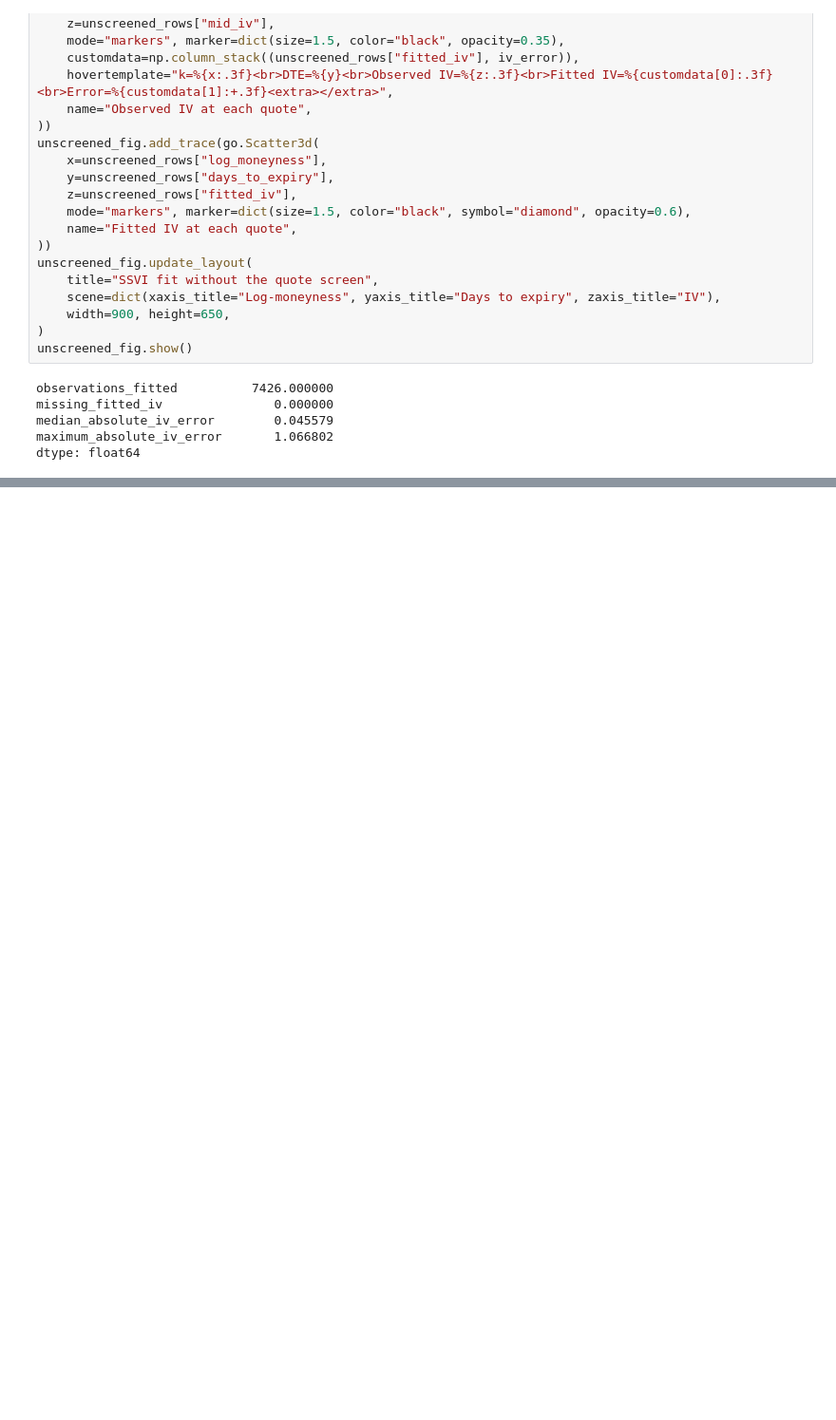
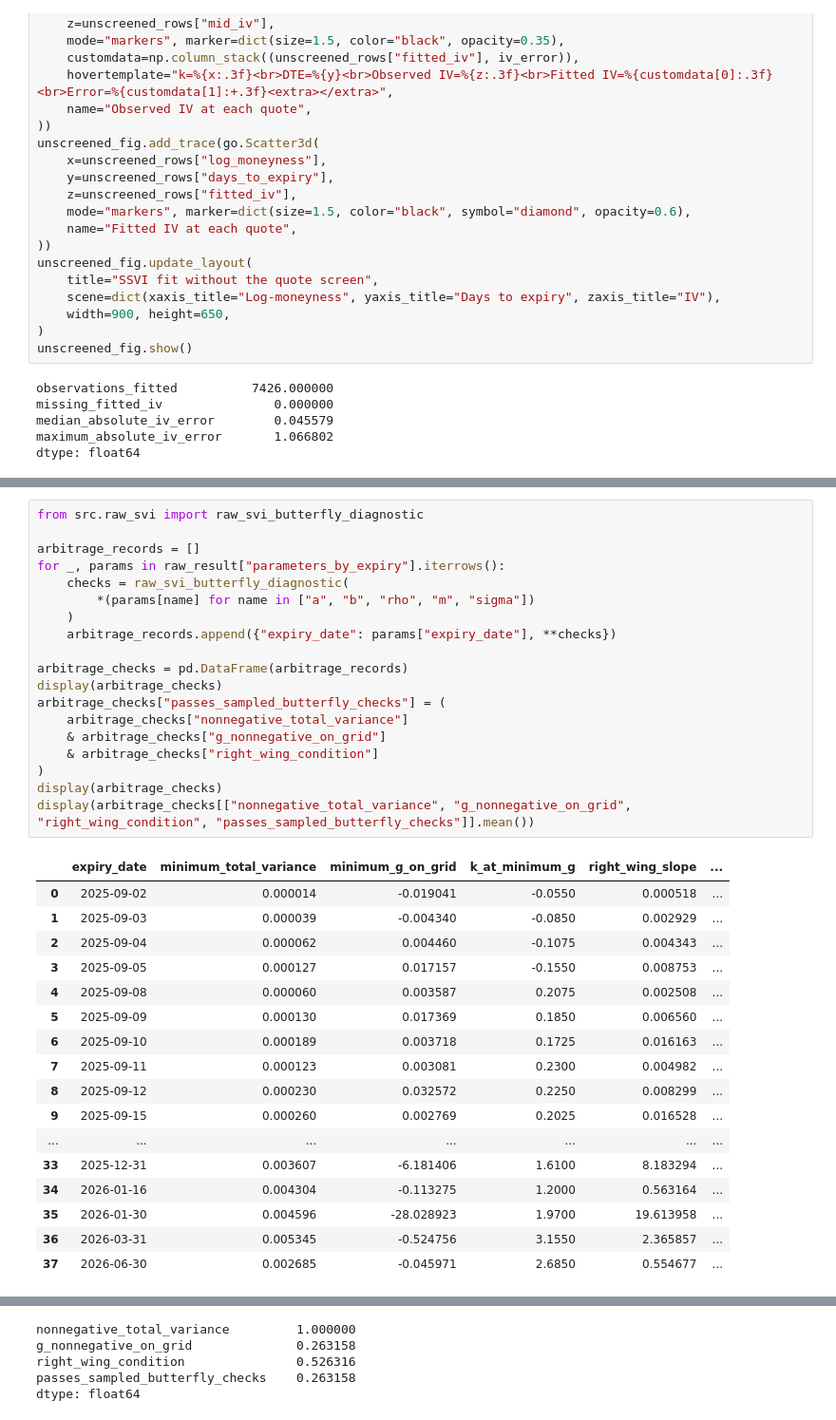
Before and after one commit to MMillward2012/Volatility-Forecasting-and-Options-Trading, a Jupyter notebook: notebooks/ssvi_surface_diagnostics.ipynb, the cells around one changed output, grey strips where cells are left out. Shown at 95% size. Cells and saved outputs as stored; diff of their text form; blank space fills up the shorter version.

Commit message:
Add Raw SVI validation diagnostics

```diff
--- a/notebooks/ssvi_surface_diagnostics.ipynb
+++ b/notebooks/ssvi_surface_diagnostics.ipynb
@@ -315,0 +457,37 @@ dtype: float64
+# %%
+from src.raw_svi import raw_svi_butterfly_diagnostic
+
+arbitrage_records = []
+for _, params in raw_result["parameters_by_expiry"].iterrows():
+    checks = raw_svi_butterfly_diagnostic(
+        *(params[name] for name in ["a", "b", "rho", "m", "sigma"])
+    )
+    arbitrage_records.append({"expiry_date": params["expiry_date"], **checks})
+
+arbitrage_checks = pd.DataFrame(arbitrage_records)
+display(arbitrage_checks)
+arbitrage_checks["passes_sampled_butterfly_checks"] = (
+    arbitrage_checks["nonnegative_total_variance"]
+    & arbitrage_checks["g_nonnegative_on_grid"]
+    & arbitrage_checks["right_wing_condition"]
+)
+display(arbitrage_checks)
+display(arbitrage_checks[["nonnegative_total_variance", "g_nonnegative_on_grid", "right_wing_condition", "passes_sampled_butterfly_checks"]].mean())
+# %% [output]
+|  | expiry_date | minimum_total_variance | minimum_g_on_grid | k_at_minimum_g | right_wing_slope | ... |
+| 0 | 2025-09-02 | 0.000014 | -0.019041 | -0.0550 | 0.000518 | ... |
+| 1 | 2025-09-03 | 0.000039 | -0.004340 | -0.0850 | 0.002929 | ... |
+| 2 | 2025-09-04 | 0.000062 | 0.004460 | -0.1075 | 0.004343 | ... |
+| 3 | 2025-09-05 | 0.000127 | 0.017157 | -0.1550 | 0.008753 | ... |
+| 4 | 2025-09-08 | 0.000060 | 0.003587 | 0.2075 | 0.002508 | ... |
+| 5 | 2025-09-09 | 0.000130 | 0.017369 | 0.1850 | 0.006560 | ... |
+| 6 | 2025-09-10 | 0.000189 | 0.003718 | 0.1725 | 0.016163 | ... |
+| 7 | 2025-09-11 | 0.000123 | 0.003081 | 0.2300 | 0.004982 | ... |
+| 8 | 2025-09-12 | 0.000230 | 0.032572 | 0.2250 | 0.008299 | ... |
+| 9 | 2025-09-15 | 0.000260 | 0.002769 | 0.2025 | 0.016528 | ... |
+| ... | ... | ... | ... | ... | ... | ... |
+| 33 | 2025-12-31 | 0.003607 | -6.181406 | 1.6100 | 8.183294 | ... |
+| 34 | 2026-01-16 | 0.004304 | -0.113275 | 1.2000 | 0.563164 | ... |
+| 35 | 2026-01-30 | 0.004596 | -28.028923 | 1.9700 | 19.613958 | ... |
+| 36 | 2026-03-31 | 0.005345 | -0.524756 | 3.1550 | 2.365857 | ... |
+| 37 | 2026-06-30 | 0.002685 | -0.045971 | 2.6850 | 0.554677 | ... |
@@ -315,0 +511,5 @@ dtype: float64
+nonnegative_total_variance         1.000000
+g_nonnegative_on_grid              0.263158
+right_wing_condition               0.526316
+passes_sampled_butterfly_checks    0.263158
+dtype: float64
```
Also changed, not shown: parts of 7 cells of this notebook, 3 other files.
